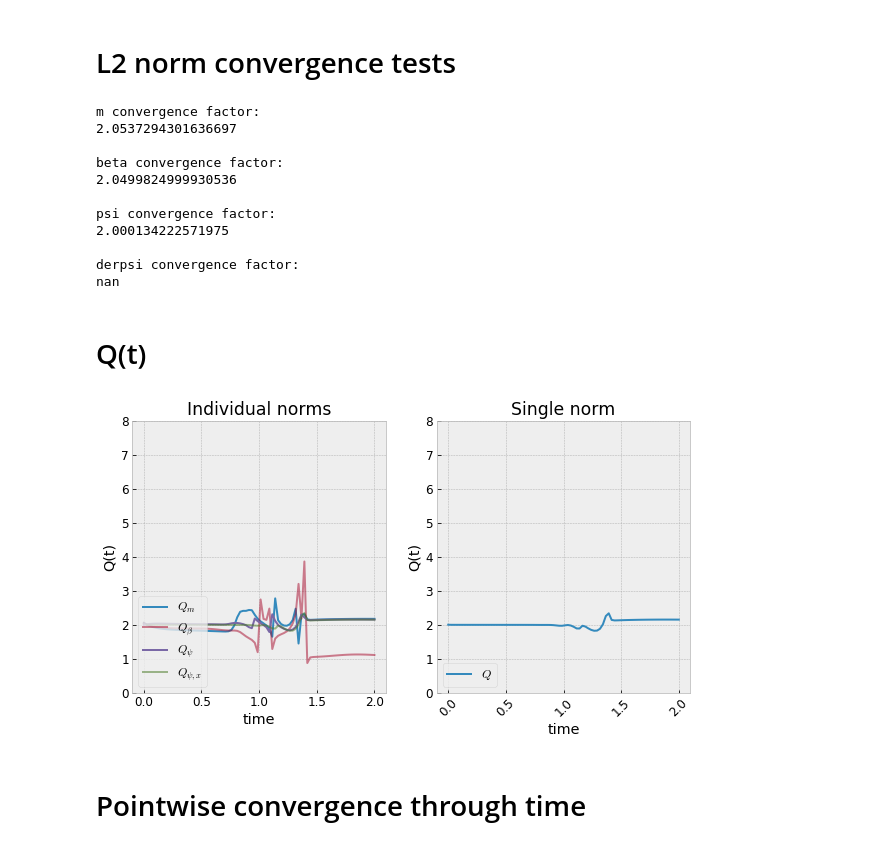
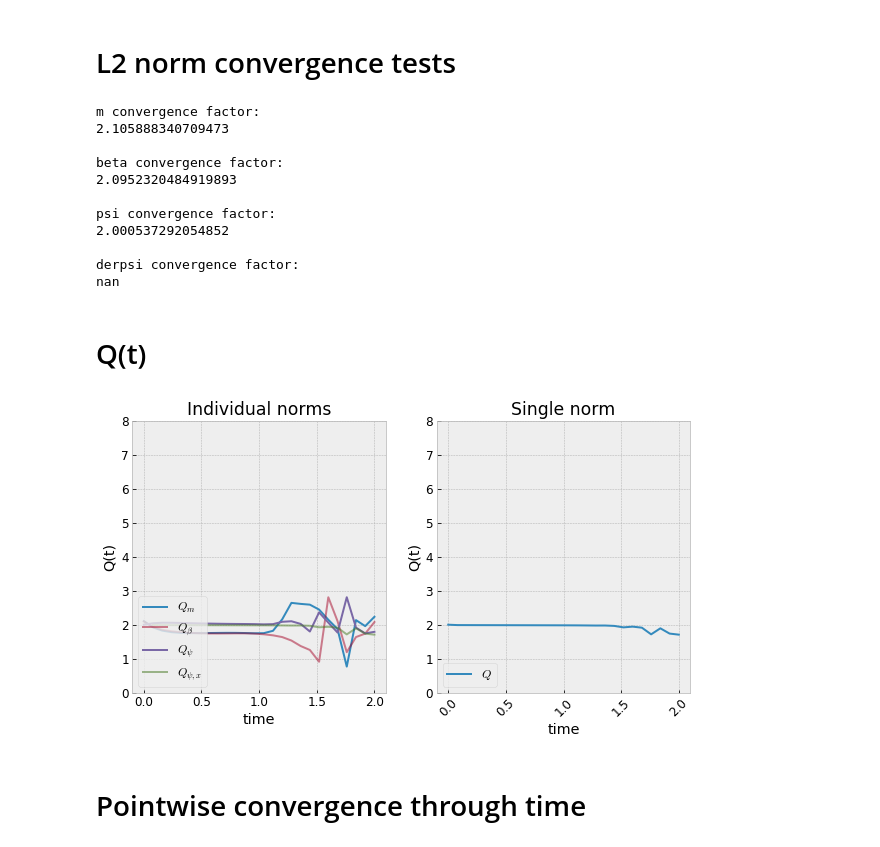
Before and after one commit to rita-png/gravitational-collapse, a Jupyter notebook: ScalarField/2D/Convergence_ScalarField.ipynb, the cells around one changed output. Cells and saved outputs as stored; diff of their text form; code cells hidden in the pictures.

```diff
--- a/ScalarField/2D/Convergence_ScalarField.ipynb
+++ b/ScalarField/2D/Convergence_ScalarField.ipynb
@@ -12,3 +12,10 @@ import numpy as np
 from scipy import interpolate
 # %% [markdown]
 # Reading data for 3 resolutions
+# %%
+from bigfloat import *
+
+def isNaN(string):
+    return string != string
+print(isNaN("hello"))
+print(isNaN(np.nan))
@@ -172,23 +241,23 @@ with plt.style.context('bmh'):
 
     fig, ax = plt.subplots(2, 2,figsize=(15, 10))
 
-    ax[0][0].plot(plt_x1, abs(diffs_2_1[0]), label='Res1-res2 of m')
-    ax[0][0].plot(plt_x1, abs(diffs_4_2[0])*16, label='Res4-res2 * 16 of m')
+    ax[0][0].plot(plt_x1, (diffs_2_1[0]), label='Res1-res2 of m')
+    ax[0][0].plot(plt_x1, (diffs_4_2[0])*4, label='Res4-res2 * 16 of m')
     ax[0][0].legend()
 
-    ax[0][1].plot(plt_x1, abs(diffs_2_1[1]), label='Res1-res2 of beta')
-    ax[0][1].plot(plt_x1, abs(diffs_4_2[1])*16, label='Res4-res2 *16 of beta')
+    ax[0][1].plot(plt_x1, (diffs_2_1[1]), label='Res1-res2 of beta')
+    ax[0][1].plot(plt_x1, (diffs_4_2[1])*4, label='Res4-res2 *16 of beta')
     #ax[0][1].set_xlim([0, 0.05])
     #ax[0][1].set_ylim([0, 1*10**(-11)])
     ax[0][1].legend()
 
-    ax[1][0].plot(plt_x1, abs(diffs_2_1[2]), label='Res1-res2 of psi')
-    ax[1][0].plot(plt_x1, abs(diffs_4_2[2])*16, label='Res4-res2 * 16 of psi')
+    ax[1][0].plot(plt_x1, (diffs_2_1[2]), label='Res1-res2 of psi')
+    ax[1][0].plot(plt_x1, (diffs_4_2[2])*4, label='Res4-res2 * 16 of psi')
     ax[1][0].set_xlim([0, 1])
     ax[1][0].legend()
 
-    ax[1][1].plot(plt_x1, abs(diffs_2_1[3]), label='Res1-res2 of derpsi')
-    ax[1][1].plot(plt_x1, abs(diffs_4_2[3])*16, label='Res4-res2 * 16 of derpsi')
+    ax[1][1].plot(plt_x1, (diffs_2_1[3]), label='Res1-res2 of derpsi')
+    ax[1][1].plot(plt_x1, (diffs_4_2[3])*4, label='Res4-res2 * 16 of derpsi')
     #ax[1][1].set_xlim([0, 0.2])
     #ax[1][1].set_ylim([0, 0.5*10**(-9)])
     ax[1][1].legend()
@@ -218,8 +287,8 @@ for j in range(5):
         a += i**2
     for i in diffs_4_2[j]:
         b += i**2
-    norm_low_med.append(np.sqrt(a))
-    norm_med_high.append(np.sqrt(b))
+    norm_low_med.append(sqrt(a))
+    norm_med_high.append(sqrt(b))
 
 print("m convergence factor:")
 print(math.log2(norm_low_med[0]/norm_med_high[0]))
@@ -238,13 +307,13 @@ print(math.log2(norm_low_med[3]/norm_med_high[3]))
 print("")
 # %% [output]
 m convergence factor:
-2.0537294301636697
+2.105888340709473
 
 beta convergence factor:
-2.0499824999930536
+2.0952320484919893
 
 psi convergence factor:
-2.000134222571975
+2.000537292054852
 
 derpsi convergence factor:
 nan
@@ -327,46 +396,49 @@ for t in range(0,int(final_t/4)):
         for i in diffs_4_2[j]:
             b += i**2
             s_b += i**2
-        norm_low_med.append(np.sqrt(a))
-        norm_med_high.append(np.sqrt(b))
+        norm_low_med.append(sqrt(a))
+        norm_med_high.append(sqrt(b))
 
-    single_norm_low_med=np.sqrt(s_a)
-    single_norm_med_high=np.sqrt(s_b)
+    single_norm_low_med=sqrt(s_a)
+    single_norm_med_high=sqrt(s_b)
 
     Q_m.append(math.log2(norm_low_med[0]/norm_med_high[0]))
     Q_beta.append(math.log2(norm_low_med[1]/norm_med_high[1]))
     Q_psi.append(math.log2(norm_low_med[2]/norm_med_high[2]))
     Q_derpsi.append(math.log2(norm_low_med[3]/norm_med_high[3]))
     Q.append(math.log2(single_norm_low_med/single_norm_med_high))
     ####
 
-plt_x = np.linspace(0, int(final_t/4)*dx*step, int(final_t/4))
+
+#plt_x = np.linspace(0, int(final_t/4)*dx*step, int(final_t/4))
+plt_x = np.linspace(0, 2, len(Q_m))
+
 with plt.style.context('bmh'):
 
     fig, ax = plt.subplots(1, 2,figsize=(10, 5))
 
     ax[0].plot(plt_x, Q_m, label = '$Q_m$')
     ax[0].plot(plt_x, Q_beta, label = '$Q_{\\beta}$',alpha=0.5)
     ax[0].plot(plt_x, Q_psi, label = '$Q_{\psi}$')
     ax[0].plot(plt_x, Q_derpsi, label = '$Q_{\psi,x}$',alpha=0.5)
     ax[0].set_ylim([0,8])
     ax[0].legend(loc ="lower left")
     ax[0].set_xlabel('time')
     ax[0].set_ylabel('Q(t)')
     ax[0].set_title('Individual norms')
 
 
     ax[1].plot(plt_x, Q, label = '$Q$')
     ax[1].set_ylim([0,8])
     ax[1].legend(loc ="lower left")
     ax[1].set_title('Single norm')
     plt.xticks(rotation=45)
     ax[1].set_xlabel('time')
     ax[1].set_ylabel('Q(t)')
 
 plt.show()
 # %% [output]
-[figure, old version]
+[figure, new version]
 # %% [markdown]
 # Pointwise convergence through time
 # %%
```
Also changed, not shown: parts of 8 cells of this notebook, 2 other files.
